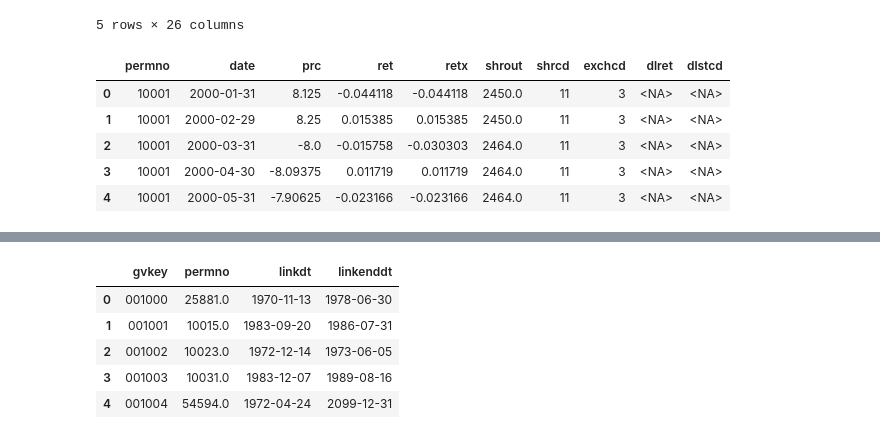
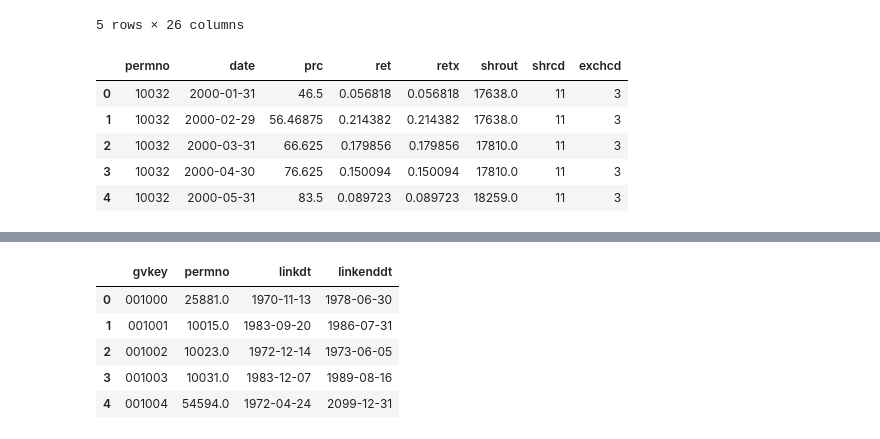
Before and after one commit to lucad-code/Value_Strategy, a Jupyter notebook: Value_Strategy.ipynb, the cells around one changed output, grey strips where cells are left out. Cells and saved outputs as stored; diff of their text form; code cells hidden in the pictures.

```diff
--- a/Value_Strategy.ipynb
+++ b/Value_Strategy.ipynb
@@ -59,37 +59,32 @@ db_comp.head()
 # %%
 # Extract Monthly Price
 # Table : crsp.msf
 
 crsp_query = """
    SELECT
     m.permno,
     m.date,
     m.prc,
     m.ret,
     m.retx,
     m.shrout,
     n.shrcd,
-    n.exchcd,
-    d.dlret,
-    d.dlstcd
+    n.exchcd
 FROM crsp.msf AS m
 JOIN crsp.msenames AS n
     ON m.permno = n.permno
     AND m.date BETWEEN n.namedt AND n.nameendt
-LEFT JOIN crsp.msedelist AS d
-    ON m.permno = d.permno
-    AND date_trunc('month', m.date) = date_trunc('month', d.dlstdt)
 WHERE n.shrcd IN (10, 11)        -- Actions ordinaires uniquement
     AND n.exchcd IN (1, 2, 3)    -- NYSE, AMEX, et NASDAQ
     AND m.date >= '2000-01-01'
 """
 db_crsp = db.raw_sql(crsp_query, date_cols=['date'])
 db_crsp['date'] = db_crsp['date'] + pd.offsets.MonthEnd(0) #Ramène chaque date à la fin du mois
 db_crsp.head()
 # %% [output]
-|  | permno | date | prc | ret | retx | shrout | shrcd | exchcd | dlret | dlstcd |
-| 0 | 10001 | 2000-01-31 | 8.125 | -0.044118 | -0.044118 | 2450.0 | 11 | 3 | <NA> | <NA> |
-| 1 | 10001 | 2000-02-29 | 8.25 | 0.015385 | 0.015385 | 2450.0 | 11 | 3 | <NA> | <NA> |
-| 2 | 10001 | 2000-03-31 | -8.0 | -0.015758 | -0.030303 | 2464.0 | 11 | 3 | <NA> | <NA> |
-| 3 | 10001 | 2000-04-30 | -8.09375 | 0.011719 | 0.011719 | 2464.0 | 11 | 3 | <NA> | <NA> |
-| 4 | 10001 | 2000-05-31 | -7.90625 | -0.023166 | -0.023166 | 2464.0 | 11 | 3 | <NA> | <NA> |
+|  | permno | date | prc | ret | retx | shrout | shrcd | exchcd |
+| 0 | 10032 | 2000-01-31 | 46.5 | 0.056818 | 0.056818 | 17638.0 | 11 | 3 |
+| 1 | 10032 | 2000-02-29 | 56.46875 | 0.214382 | 0.214382 | 17638.0 | 11 | 3 |
+| 2 | 10032 | 2000-03-31 | 66.625 | 0.179856 | 0.179856 | 17810.0 | 11 | 3 |
+| 3 | 10032 | 2000-04-30 | 76.625 | 0.150094 | 0.150094 | 17810.0 | 11 | 3 |
+| 4 | 10032 | 2000-05-31 | 83.5 | 0.089723 | 0.089723 | 18259.0 | 11 | 3 |
```
Also changed, not shown: parts of 15 cells of this notebook.
